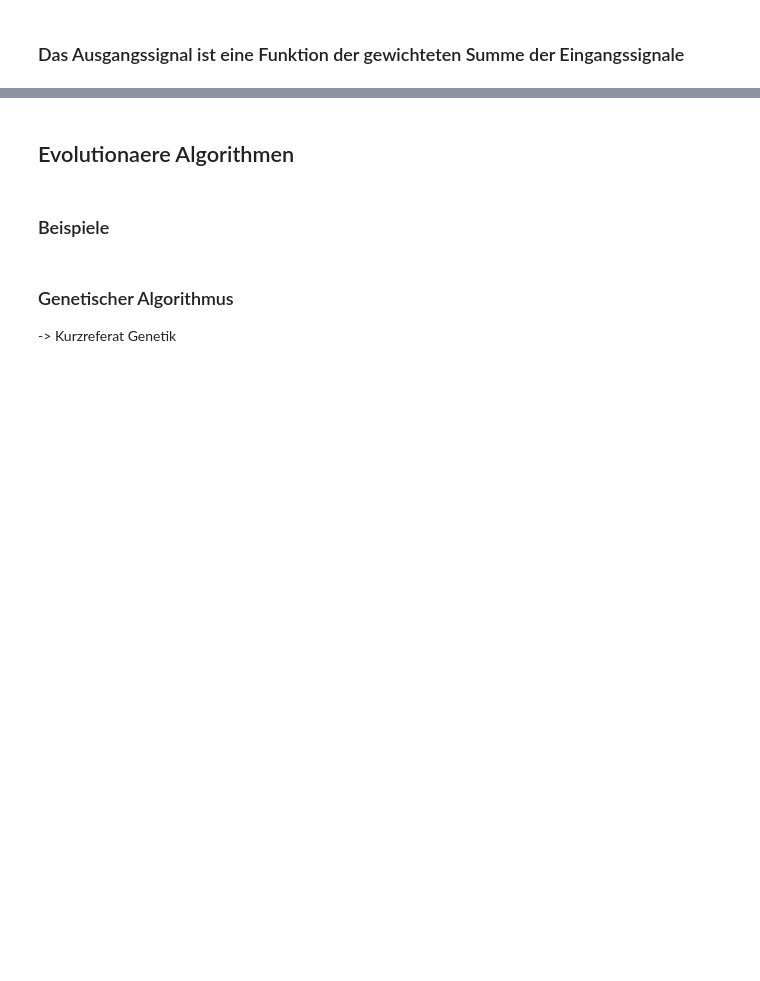
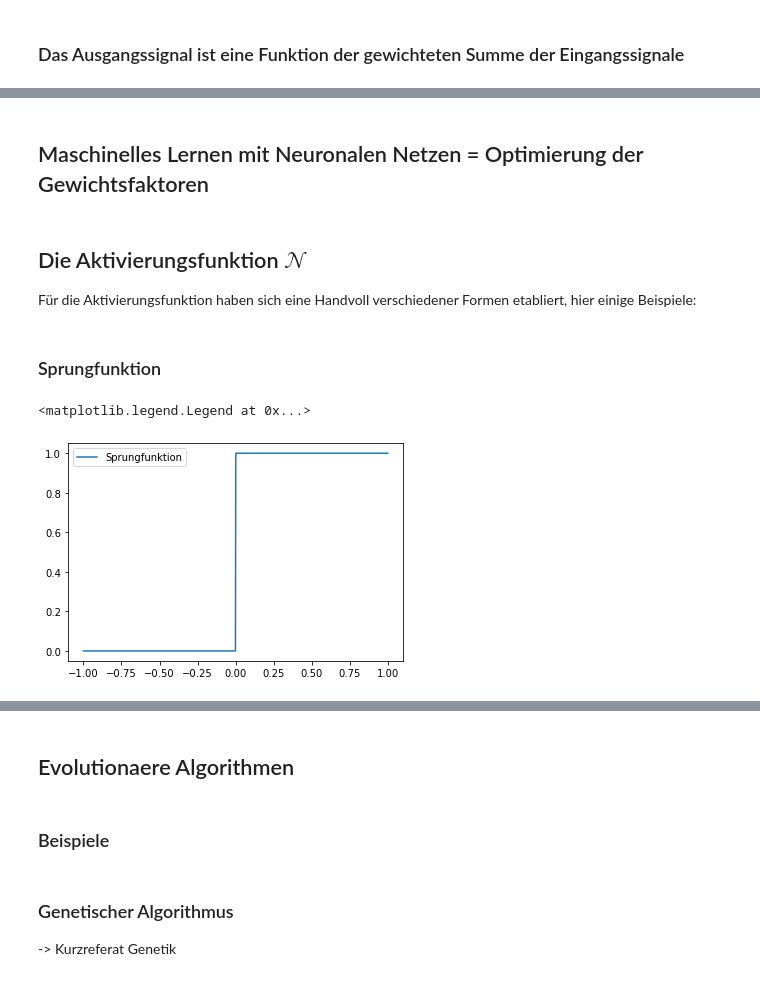
Before and after one commit to mpievolbio-scicomp/Evolution-und-KI, a Jupyter notebook: Evolution_und_KI.ipynb, the cells around one changed output, grey strips where cells are left out. Cells and saved outputs as stored; diff of their text form; code cells hidden in the pictures; blank space fills up the shorter version.

```diff
--- a/Evolution_und_KI.ipynb
+++ b/Evolution_und_KI.ipynb
@@ -171,0 +230,20 @@ verknuepft."
+# %% [markdown]
+## Maschinelles Lernen mit Neuronalen Netzen = Optimierung der Gewichtsfaktoren
+# %% [markdown]
+## Die Aktivierungsfunktion $\mathcal{N}$
+Für die Aktivierungsfunktion haben sich eine Handvoll verschiedener Formen etabliert, hier einige Beispiele:
+# %% [markdown]
+### Sprungfunktion
+# %%
+x = numpy.linspace(-1,1,1024)
+def sprungfunktion(x):
+    y = numpy.zeros_like(x)
+    y[x>0] = 1.0
+    return y
+
+y = sprungfunktion(x)
+pyplot.plot(x, y, label='Sprungfunktion')
+pyplot.legend()
+# %% [output]
+<matplotlib.legend.Legend at 0x...>
+[figure, added]
```
Also changed, not shown: parts of 71 cells of this notebook.
